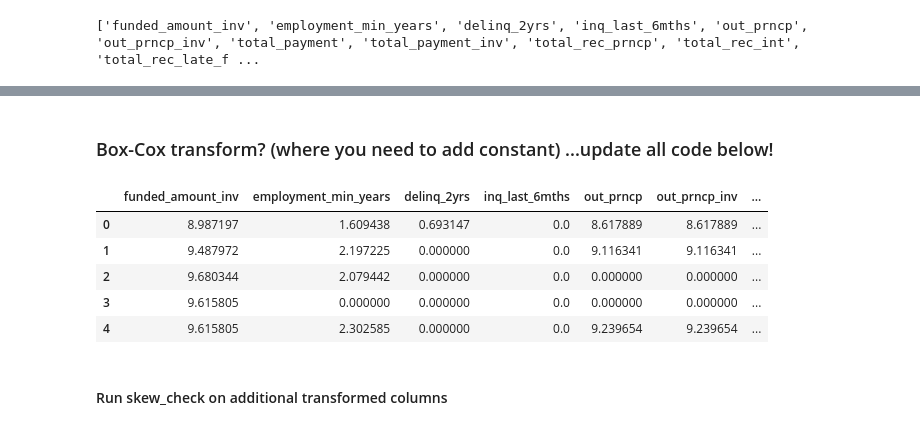
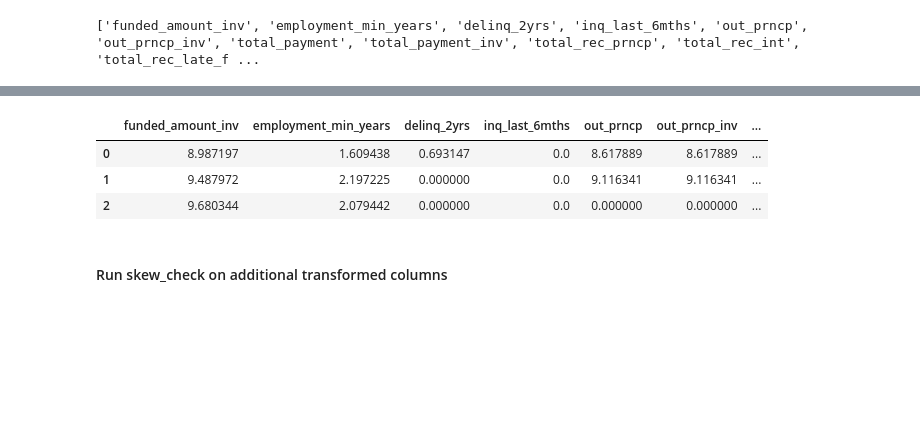
Before and after one commit to armazzer/customer_loans, a Jupyter notebook: skew_review.ipynb, the cells around one changed output, grey strips where cells are left out. Drawn from its saved outputs; the diff is of its cells as text; code cells hidden in the pictures; blank space fills up the shorter version.

```diff
--- a/skew_review.ipynb
+++ b/skew_review.ipynb
@@ -329,2 +318,0 @@ log_columns_2.head(6)
-# %% [markdown]
-### Box-Cox transform? (where you need to add constant) ...update all code below!
@@ -338,13 +319,11 @@ log_columns_2.head(6)
 # %%
-# Check resulting dataframe
-log_columns_2.head()
+# Check resulting dataframe.
+log_columns_2.head(3)
 # %% [output]
 |  | funded_amount_inv | employment_min_years | delinq_2yrs | inq_last_6mths | out_prncp | out_prncp_inv | ... |
 | 0 | 8.987197 | 1.609438 | 0.693147 | 0.0 | 8.617889 | 8.617889 | ... |
 | 1 | 9.487972 | 2.197225 | 0.000000 | 0.0 | 9.116341 | 9.116341 | ... |
 | 2 | 9.680344 | 2.079442 | 0.000000 | 0.0 | 0.000000 | 0.000000 | ... |
-| 3 | 9.615805 | 0.000000 | 0.000000 | 0.0 | 0.000000 | 0.000000 | ... |
-| 4 | 9.615805 | 2.302585 | 0.000000 | 0.0 | 9.239654 | 9.239654 | ... |
 # %% [markdown]
 #### Run skew_check on additional transformed columns
 # %%
```
Also changed, not shown: parts of 6 cells of this notebook.
